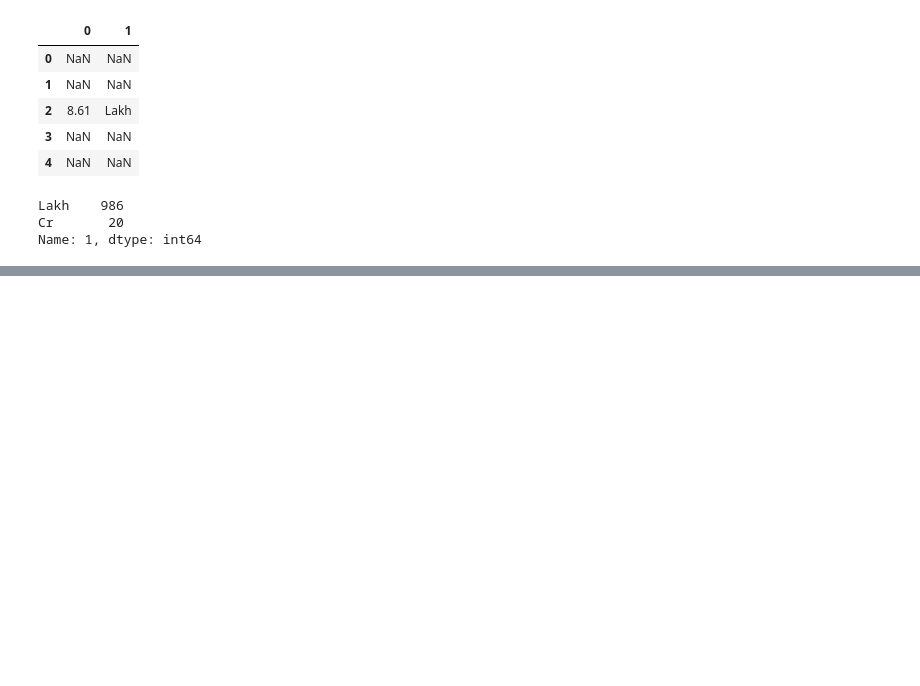
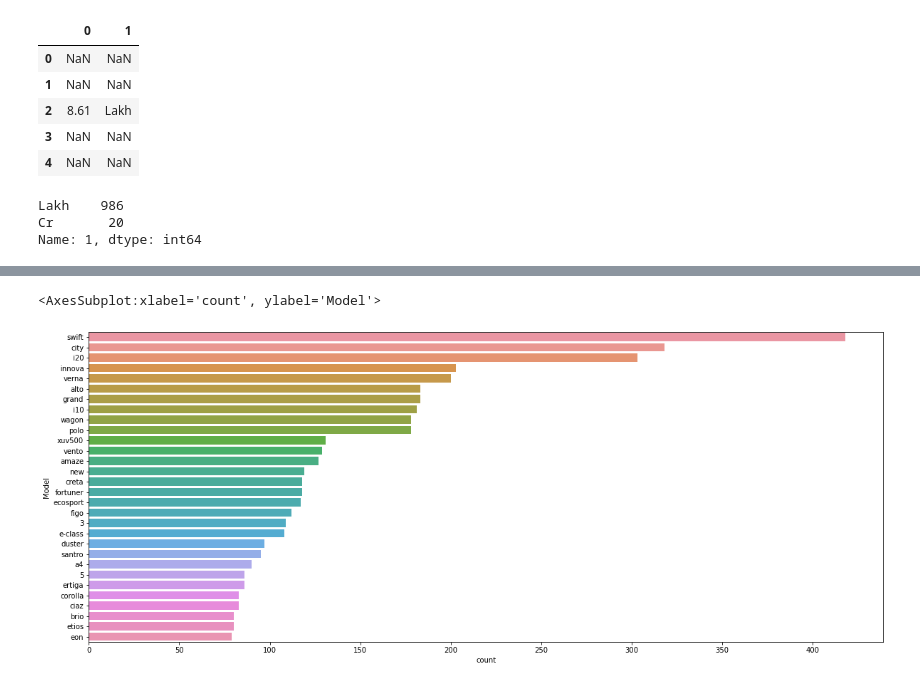
Before and after one commit to Salviz1019/Used-Car-Pricing-Model, a Jupyter notebook: Used Car Model - Supervised Learning.ipynb, the cells around one changed output, grey strips where cells are left out. Cells and saved outputs as stored; diff of their text form; code cells hidden in the pictures; blank space fills up the shorter version.

Commit message:
Update Used Car Model - Supervised Learning.ipynb
Finalized Feature engineering

```diff
--- a/Used Car Model - Supervised Learning.ipynb
+++ b/Used Car Model - Supervised Learning.ipynb
@@ -267,0 +297,3 @@ db.head()
+# %%
+db["Model"] = db["Name"].apply(lambda x: x.split(" ")[1].lower())
+db["Model"].value_counts()
@@ -267,0 +313,6 @@ db.head()
+# %%
+plt.figure(figsize=(20,8))
+sns.countplot(y="Model", data=db, order=db["Model"].value_counts().index[:30])
+# %% [output]
+<AxesSubplot:xlabel='count', ylabel='Model'>
+[figure, added]
```
Also changed, not shown: parts of 9 cells of this notebook.
